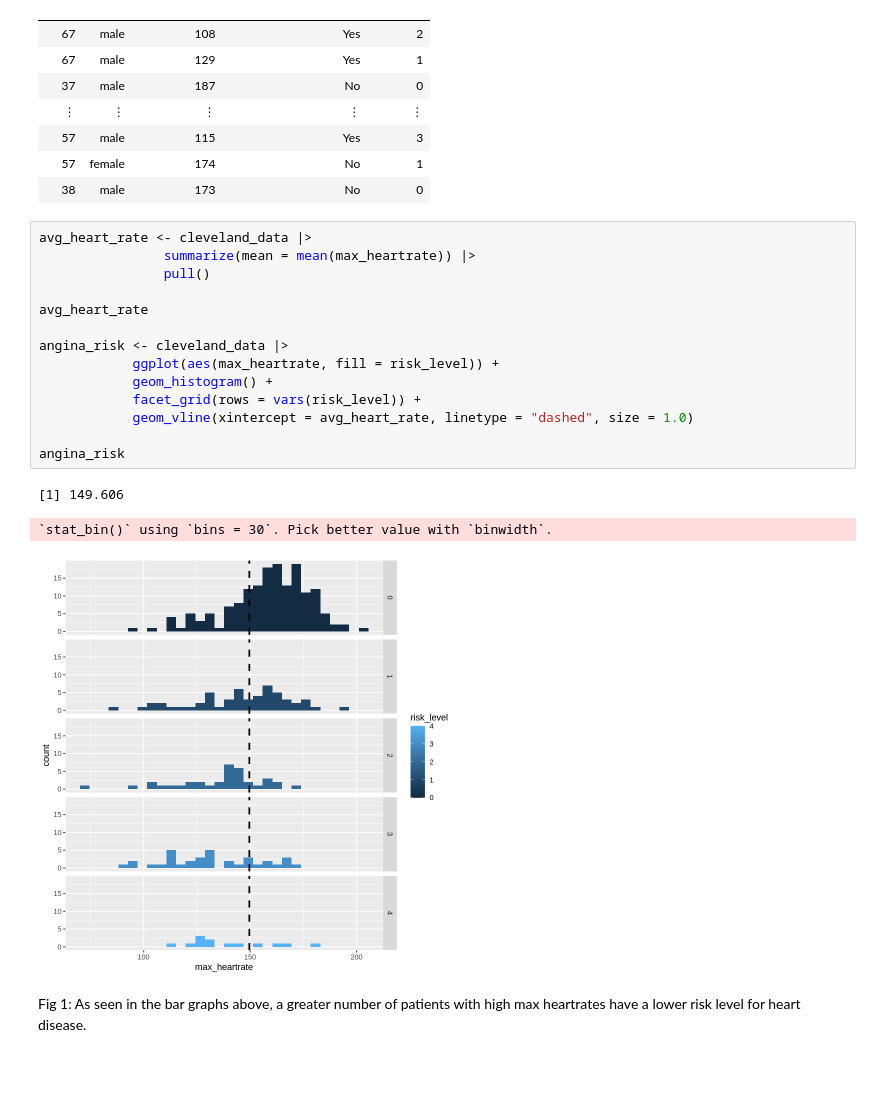
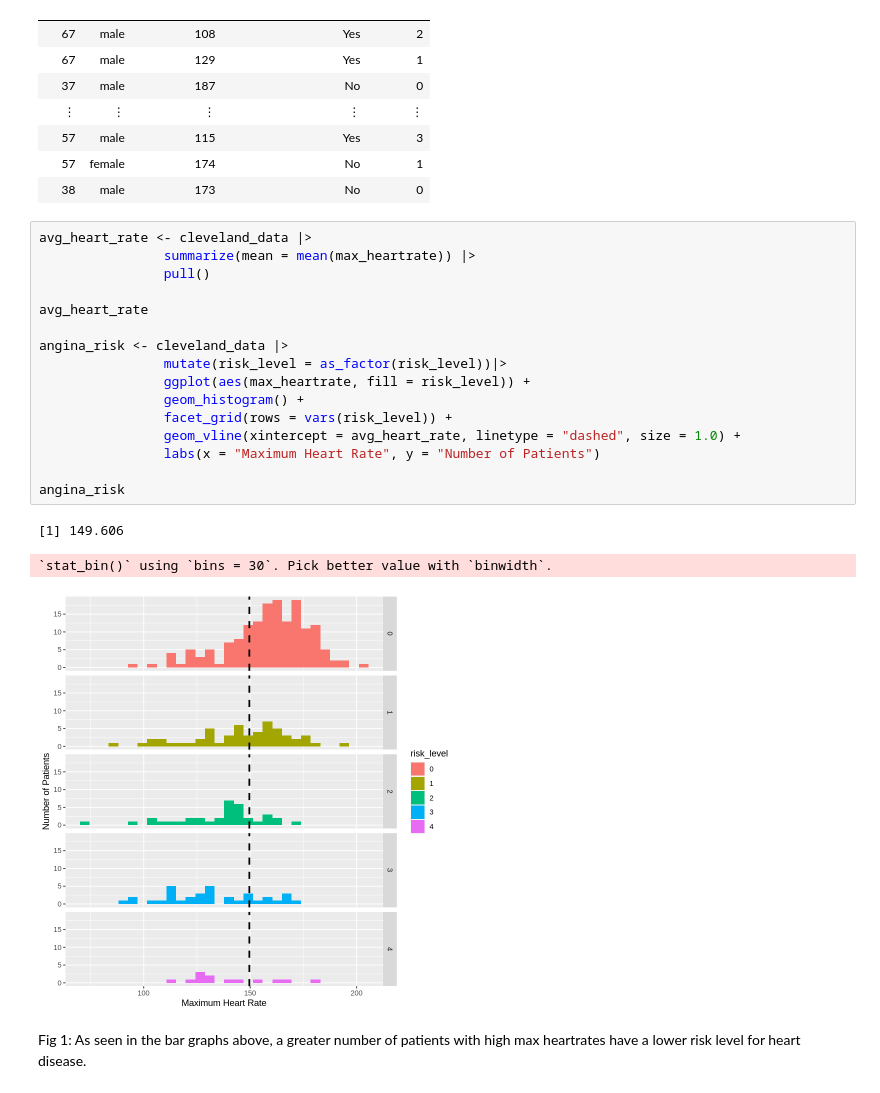
Before and after one commit to samdang03/DSCI-100_2022w2-Group-006, a Jupyter notebook: Cleveland_Heart_Data.ipynb, the cells around one changed output. Drawn from its saved outputs; the diff is of its cells as text.

Commit message:
plot visualization edited
mutate function used to colour graph, titles added to x and y axis

```diff
--- a/Cleveland_Heart_Data.ipynb
+++ b/Cleveland_Heart_Data.ipynb
@@ -78,20 +78,22 @@ A tibble: 302 × 5
 # %%
 avg_heart_rate <- cleveland_data |>
                 summarize(mean = mean(max_heartrate)) |>
                 pull()
 
 avg_heart_rate
 
 angina_risk <- cleveland_data |>
-            ggplot(aes(max_heartrate, fill = risk_level)) +
-            geom_histogram() +
-            facet_grid(rows = vars(risk_level)) +
-            geom_vline(xintercept = avg_heart_rate, linetype = "dashed", size = 1.0)
+                mutate(risk_level = as_factor(risk_level))|>
+                ggplot(aes(max_heartrate, fill = risk_level)) +
+                geom_histogram() +
+                facet_grid(rows = vars(risk_level)) +
+                geom_vline(xintercept = avg_heart_rate, linetype = "dashed", size = 1.0) +
+                labs(x = "Maximum Heart Rate", y = "Number of Patients")
 
 angina_risk
 # %% [output]
 [1] 149.606
 `stat_bin()` using `bins = 30`. Pick better value with `binwidth`.
-[figure, old version]
+[figure, new version]
 # %% [markdown]
 Fig 1: As seen in the bar graphs above, a greater number of patients with high max heartrates have a lower risk level for heart disease.
```
